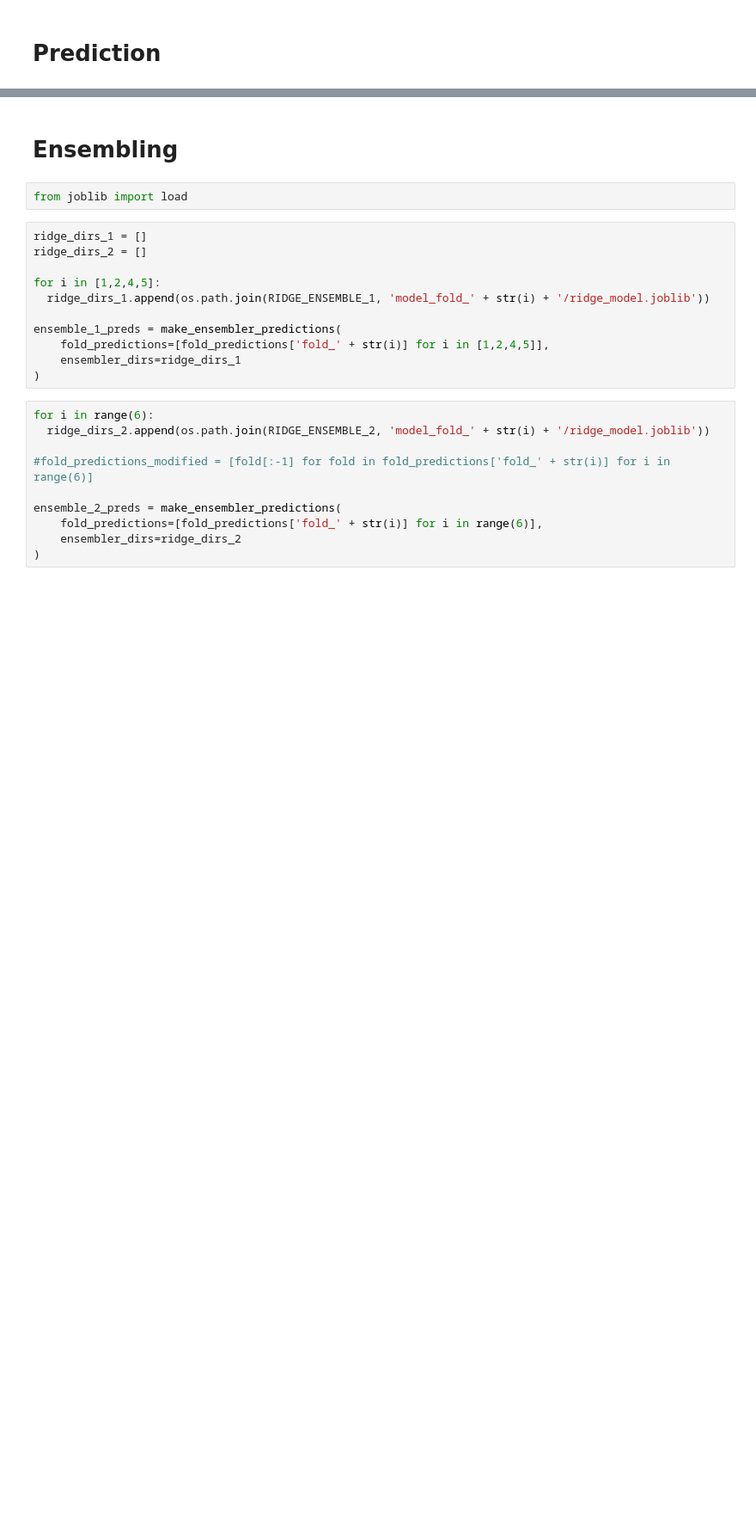
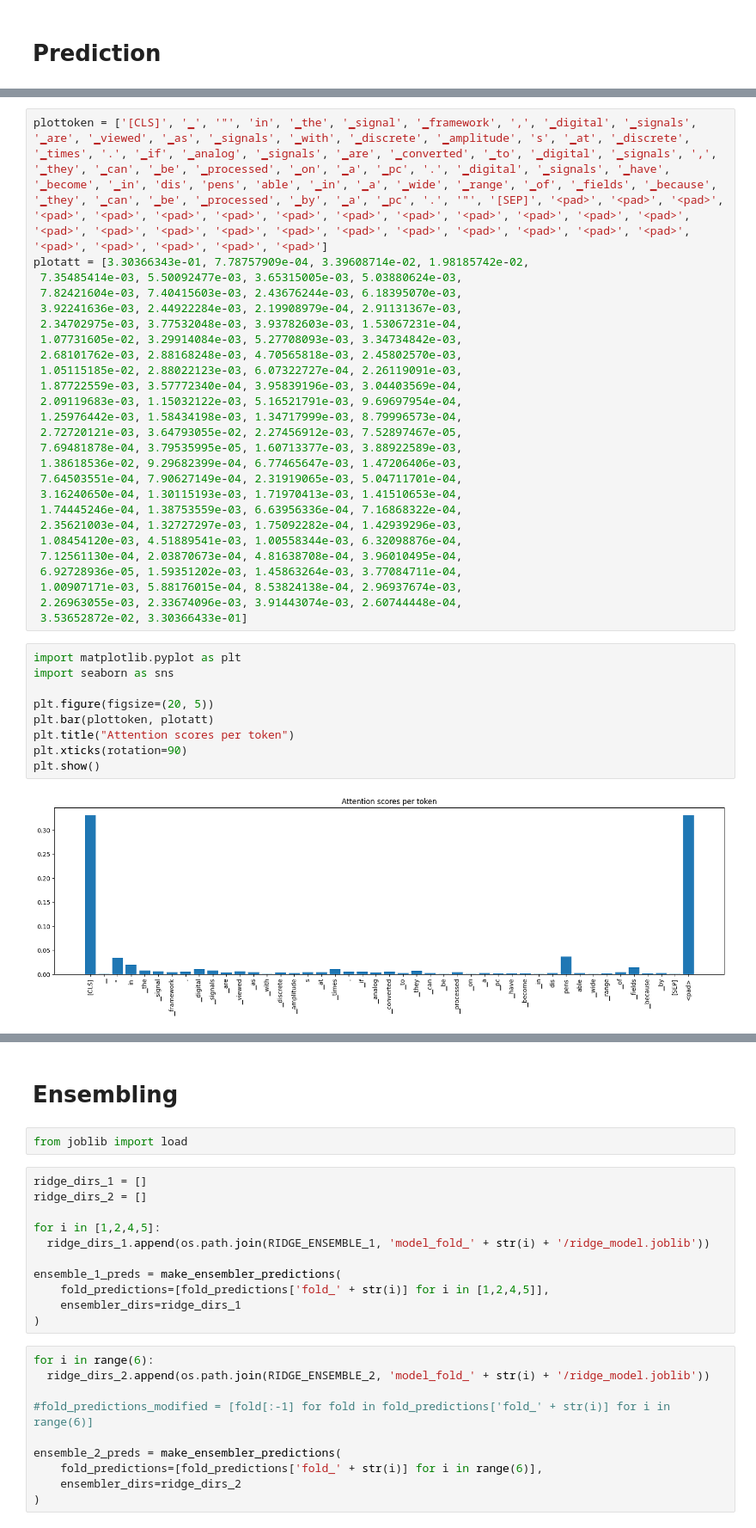
Before and after one commit to masa1357/kaggle_clrp_1st_place_solution, a Jupyter notebook: notebooks/05_clrp_REF.ipynb, the cells around one changed output, grey strips where cells are left out. Shown at 86% size. Saved outputs shown, nothing was run; the diff lists cells and outputs as text; blank space fills up the shorter version.

```diff
--- a/notebooks/05_clrp_REF.ipynb
+++ b/notebooks/05_clrp_REF.ipynb
@@ -203,0 +278,37 @@ deberta_bs_1 = predict_fast(model_name=os.path.join(DEBERTA_TRAINED_3, 'model_fo
+# %%
+plottoken = ['[CLS]', '▁', '"', 'in', '▁the', '▁signal', '▁framework', ',', '▁digital', '▁signals', '▁are', '▁viewed', '▁as', '▁signals', '▁with', '▁discrete', '▁amplitude', 's', '▁at', '▁discrete', '▁times', '.', '▁if', '▁analog', '▁signals', '▁are', '▁converted', '▁to', '▁digital', '▁signals', ',', '▁they', '▁can', '▁be', '▁processed', '▁on', '▁a', '▁pc', '.', '▁digital', '▁signals', '▁have', '▁become', '▁in', 'dis', 'pens', 'able', '▁in', '▁a', '▁wide', '▁range', '▁of', '▁fields', '▁because', '▁they', '▁can', '▁be', '▁processed', '▁by', '▁a', '▁pc', '.', '"', '[SEP]', '<pad>', '<pad>', '<pad>', '<pad>', '<pad>', '<pad>', '<pad>', '<pad>', '<pad>', '<pad>', '<pad>', '<pad>', '<pad>', '<pad>', '<pad>', '<pad>', '<pad>', '<pad>', '<pad>', '<pad>', '<pad>', '<pad>', '<pad>', '<pad>', '<pad>', '<pad>', '<pad>', '<pad>', '<pad>', '<pad>']
+plotatt = [3.30366343e-01, 7.78757909e-04, 3.39608714e-02, 1.98185742e-02,
+ 7.35485414e-03, 5.50092477e-03, 3.65315005e-03, 5.03880624e-03,
+ 7.82421604e-03, 7.40415603e-03, 2.43676244e-03, 6.18395070e-03,
+ 3.92241636e-03, 2.44922284e-03, 2.19908979e-04, 2.91131367e-03,
+ 2.34702975e-03, 3.77532048e-03, 3.93782603e-03, 1.53067231e-04,
+ 1.07731605e-02, 3.29914084e-03, 5.27708093e-03, 3.34734842e-03,
+ 2.68101762e-03, 2.88168248e-03, 4.70565818e-03, 2.45802570e-03,
+ 1.05115185e-02, 2.88022123e-03, 6.07322727e-04, 2.26119091e-03,
+ 1.87722559e-03, 3.57772340e-04, 3.95839196e-03, 3.04403569e-04,
+ 2.09119683e-03, 1.15032122e-03, 5.16521791e-03, 9.69697954e-04,
+ 1.25976442e-03, 1.58434198e-03, 1.34717999e-03, 8.79996573e-04,
+ 2.72720121e-03, 3.64793055e-02, 2.27456912e-03, 7.52897467e-05,
+ 7.69481878e-04, 3.79535995e-05, 1.60713377e-03, 3.88922589e-03,
+ 1.38618536e-02, 9.29682399e-04, 6.77465647e-03, 1.47206406e-03,
+ 7.64503551e-04, 7.90627149e-04, 2.31919065e-03, 5.04711701e-04,
+ 3.16240650e-04, 1.30115193e-03, 1.71970413e-03, 1.41510653e-04,
+ 1.74445246e-04, 1.38753559e-03, 6.63956336e-04, 7.16868322e-04,
+ 2.35621003e-04, 1.32727297e-03, 1.75092282e-04, 1.42939296e-03,
+ 1.08454120e-03, 4.51889541e-03, 1.00558344e-03, 6.32098876e-04,
+ 7.12561130e-04, 2.03870673e-04, 4.81638708e-04, 3.96010495e-04,
+ 6.92728936e-05, 1.59351202e-03, 1.45863264e-03, 3.77084711e-04,
+ 1.00907171e-03, 5.88176015e-04, 8.53824138e-04, 2.96937674e-03,
+ 2.26963055e-03, 2.33674096e-03, 3.91443074e-03, 2.60744448e-04,
+ 3.53652872e-02, 3.30366433e-01]
+# %%
+import matplotlib.pyplot as plt
+import seaborn as sns
+
+plt.figure(figsize=(20, 5))
+plt.bar(plottoken, plotatt)
+plt.title("Attention scores per token")
+plt.xticks(rotation=90)
+plt.show()
+# %% [output]
+[figure, added]
```
Also changed, not shown: parts of 8 cells of this notebook, 5 other files.
